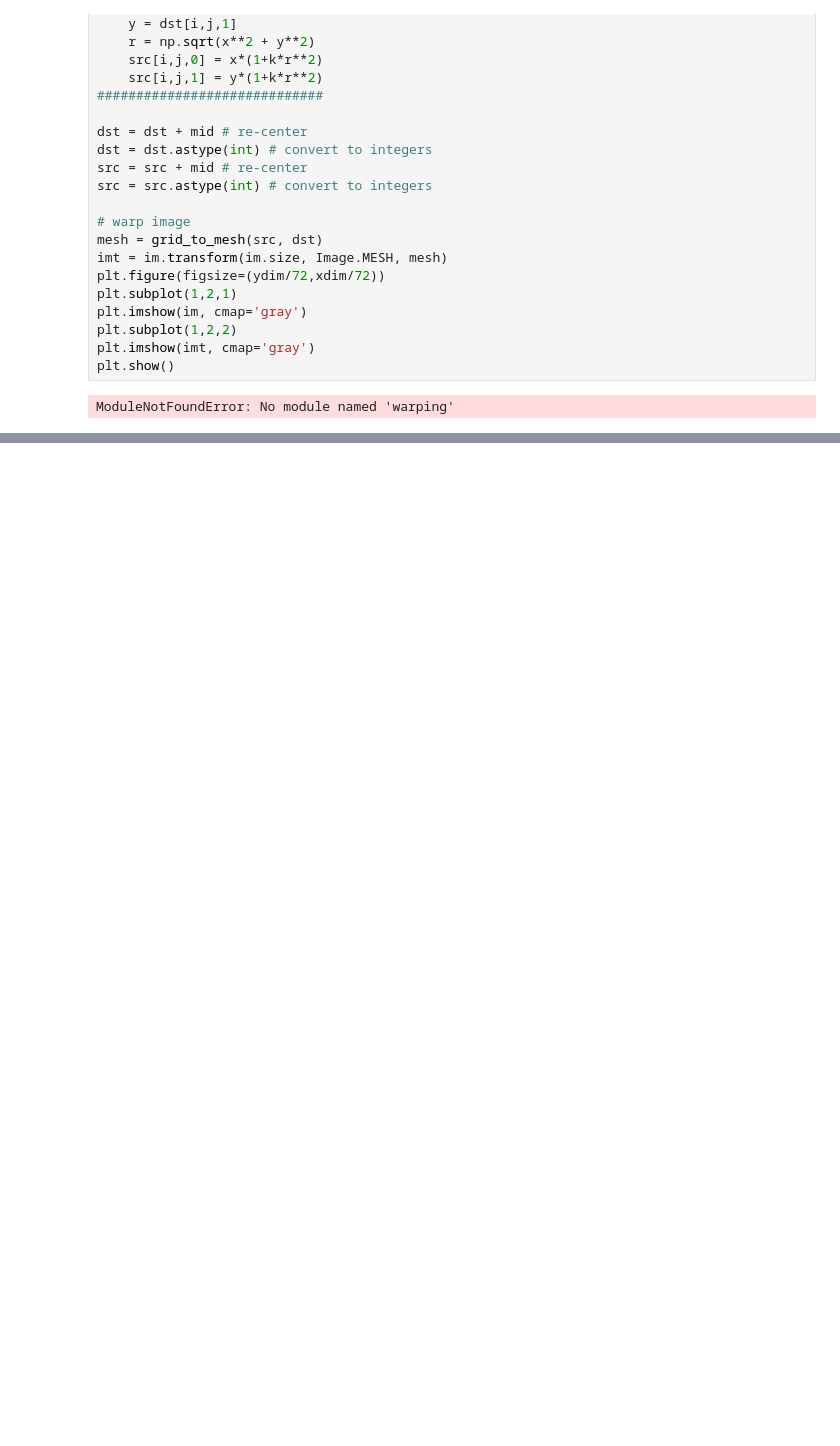
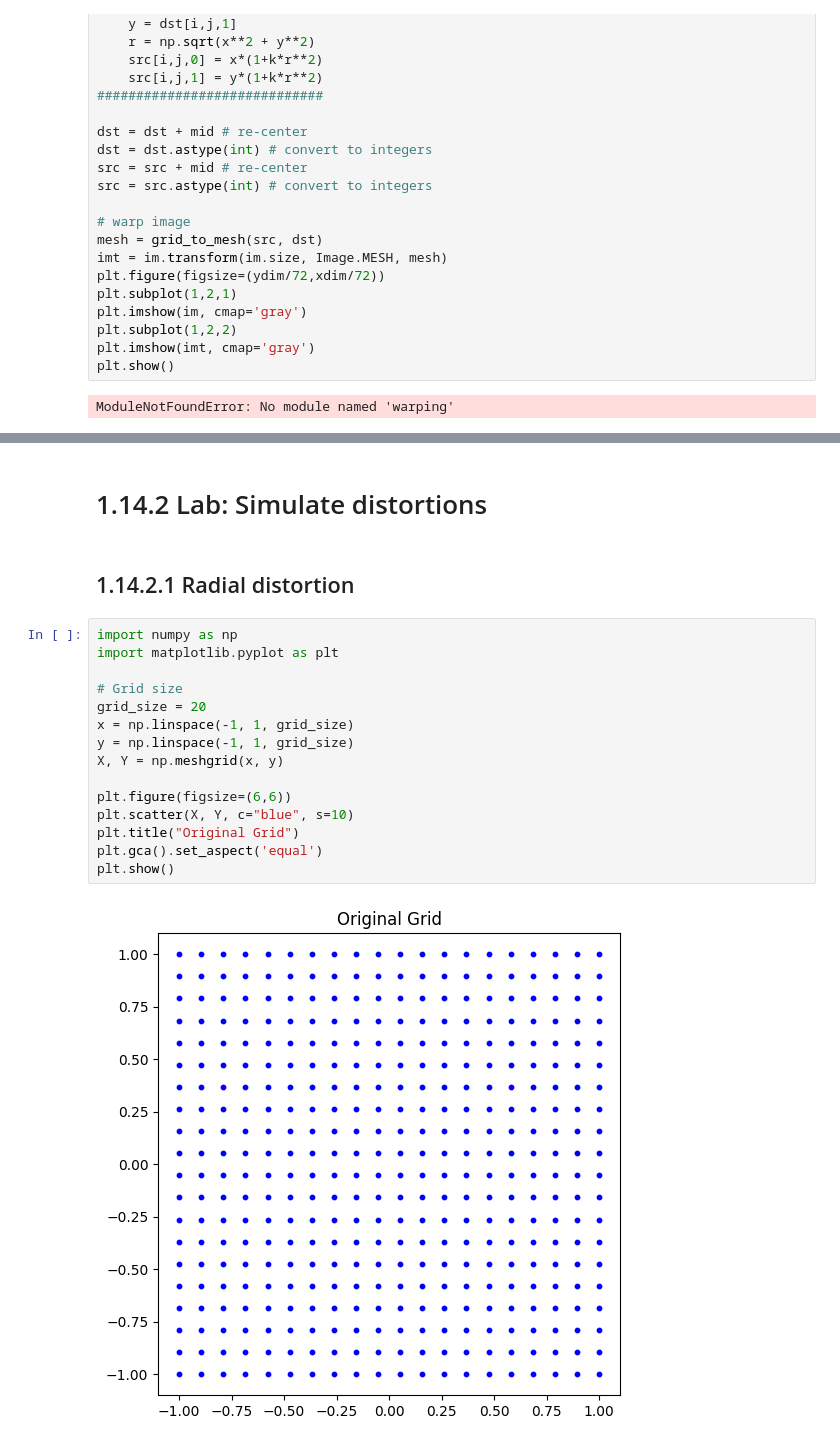
Before and after one commit to changsin/CV, a Jupyter notebook: 01_14_pixels_lens_distortion.ipynb, the cells around one changed output, grey strips where cells are left out. Drawn from its saved outputs; the diff is of its cells as text; blank space fills up the shorter version.

```diff
--- a/01_14_pixels_lens_distortion.ipynb
+++ b/01_14_pixels_lens_distortion.ipynb
@@ -66,0 +132,21 @@ ModuleNotFoundError: No module named 'warping'
+# %% [markdown]
+# 1.14.2 Lab: Simulate distortions
+# %% [markdown]
+## 1.14.2.1 Radial distortion
+# %%
+import numpy as np
+import matplotlib.pyplot as plt
+
+# Grid size
+grid_size = 20
+x = np.linspace(-1, 1, grid_size)
+y = np.linspace(-1, 1, grid_size)
+X, Y = np.meshgrid(x, y)
+
+plt.figure(figsize=(6,6))
+plt.scatter(X, Y, c="blue", s=10)
+plt.title("Original Grid")
+plt.gca().set_aspect('equal')
+plt.show()
+# %% [output]
+[figure, added]
```
Also changed, not shown: parts of 13 cells of this notebook.
